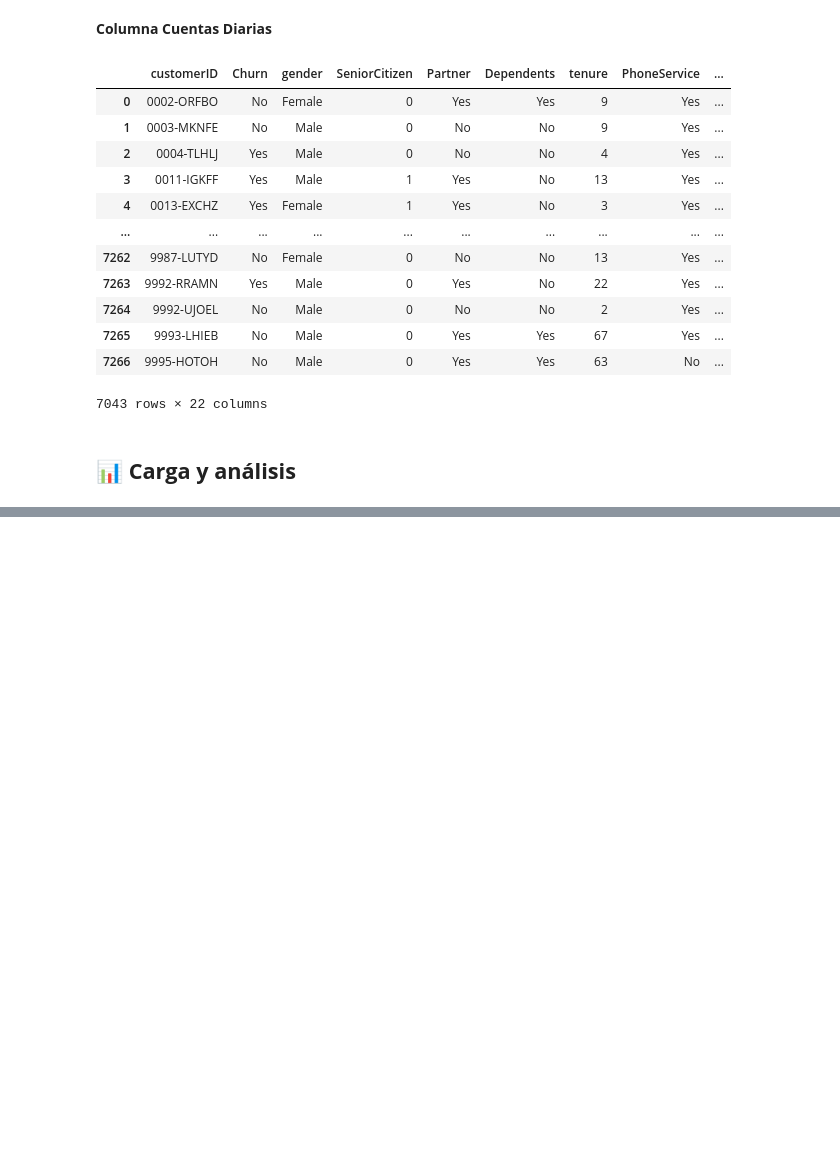
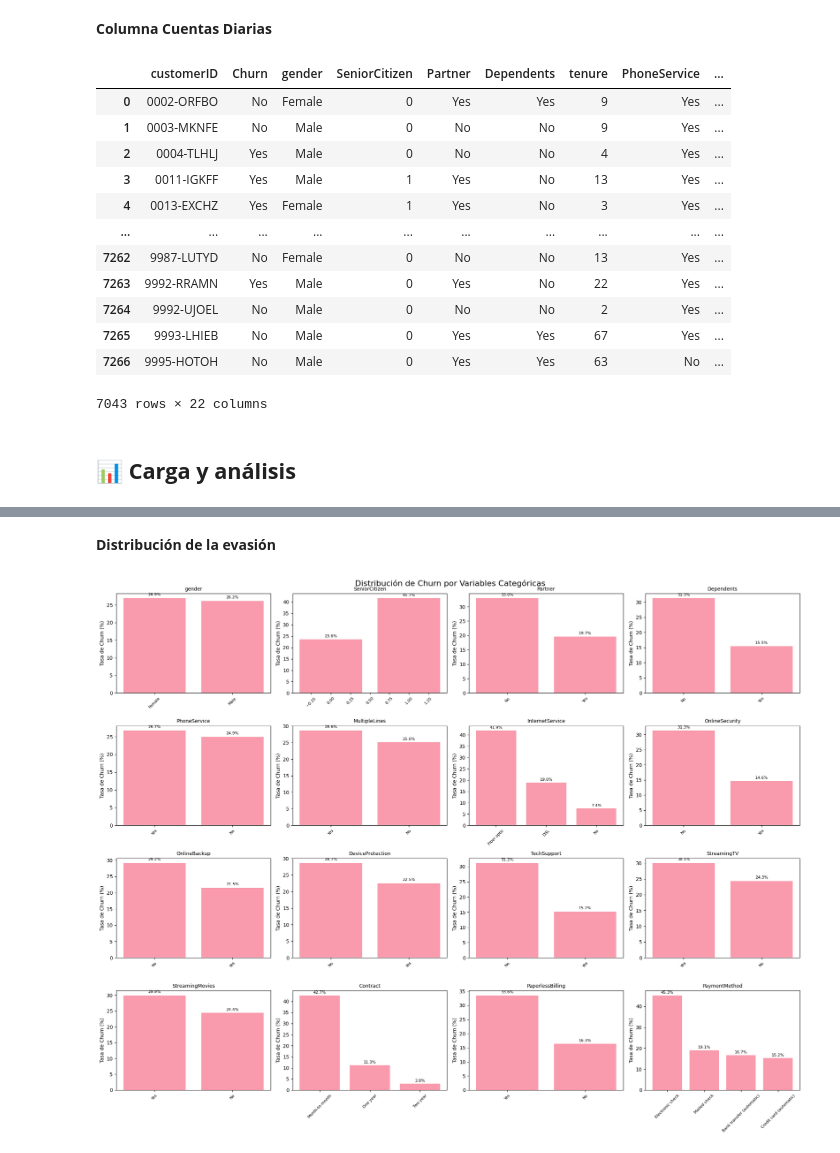
Before and after one commit to jmlc643/challenge-telecom-x, a Jupyter notebook: TelecomX_Latam.ipynb, the cells around one changed output, grey strips where cells are left out. Cells and saved outputs as stored; diff of their text form; code cells hidden in the pictures; blank space fills up the shorter version.

```diff
--- a/TelecomX_Latam.ipynb
+++ b/TelecomX_Latam.ipynb
@@ -354,0 +380,58 @@ df
+# %% [markdown]
+**Distribución de la evasión**
+# %%
+import matplotlib.pyplot as plt
+import seaborn as sns
+
+plt.style.use('default')
+sns.set_palette("husl")
+
+categorical_vars = ['gender', 'SeniorCitizen', 'Partner', 'Dependents',
+                   'PhoneService', 'MultipleLines', 'InternetService',
+                   'OnlineSecurity', 'OnlineBackup', 'DeviceProtection',
+                   'TechSupport', 'StreamingTV', 'StreamingMovies',
+                   'Contract', 'PaperlessBilling', 'PaymentMethod']
+
+# Filtrar solo las columnas que existen en el dataset
+existing_vars = [var for var in categorical_vars if var in df.columns]
+
+# Función para calcular la tasa de churn por categoría
+def calculate_churn_rate(df, column):
+    churn_by_category = df.groupby(column)['Churn'].agg(['count', lambda x: (x == 'Yes').sum()])
+    churn_by_category.columns = ['Total', 'Churn_Count']
+    churn_by_category['Churn_Rate'] = (churn_by_category['Churn_Count'] / churn_by_category['Total']) * 100
+    return churn_by_category.sort_values('Churn_Rate', ascending=False)
+
+# Crear visualizaciones para cada variable categórica
+fig, axes = plt.subplots(4, 4, figsize=(20, 16))
+fig.suptitle('Distribución de Churn por Variables Categóricas', fontsize=16, y=0.98)
+
+for i, var in enumerate(existing_vars[:16]):
+    row = i // 4
+    col = i % 4
+
+    # Calcular tasa de churn
+    churn_data = calculate_churn_rate(df, var)
+
+    # Crear gráfico de barras
+    categories = churn_data.index
+    churn_rates = churn_data['Churn_Rate']
+
+    bars = axes[row, col].bar(categories, churn_rates, alpha=0.7)
+    axes[row, col].set_title(f'{var}', fontsize=10)
+    axes[row, col].set_ylabel('Tasa de Churn (%)')
+    axes[row, col].tick_params(axis='x', rotation=45, labelsize=8)
+
+    for bar, rate in zip(bars, churn_rates):
+        axes[row, col].text(bar.get_x() + bar.get_width()/2, bar.get_height() + 0.5,
+                           f'{rate:.1f}%', ha='center', va='bottom', fontsize=8)
+
+for i in range(len(existing_vars), 16):
+    row = i // 4
+    col = i % 4
+    axes[row, col].set_visible(False)
+
+plt.tight_layout()
+plt.show()
+# %% [output]
+[figure, added]
```
Also changed, not shown: parts of 9 cells of this notebook.
